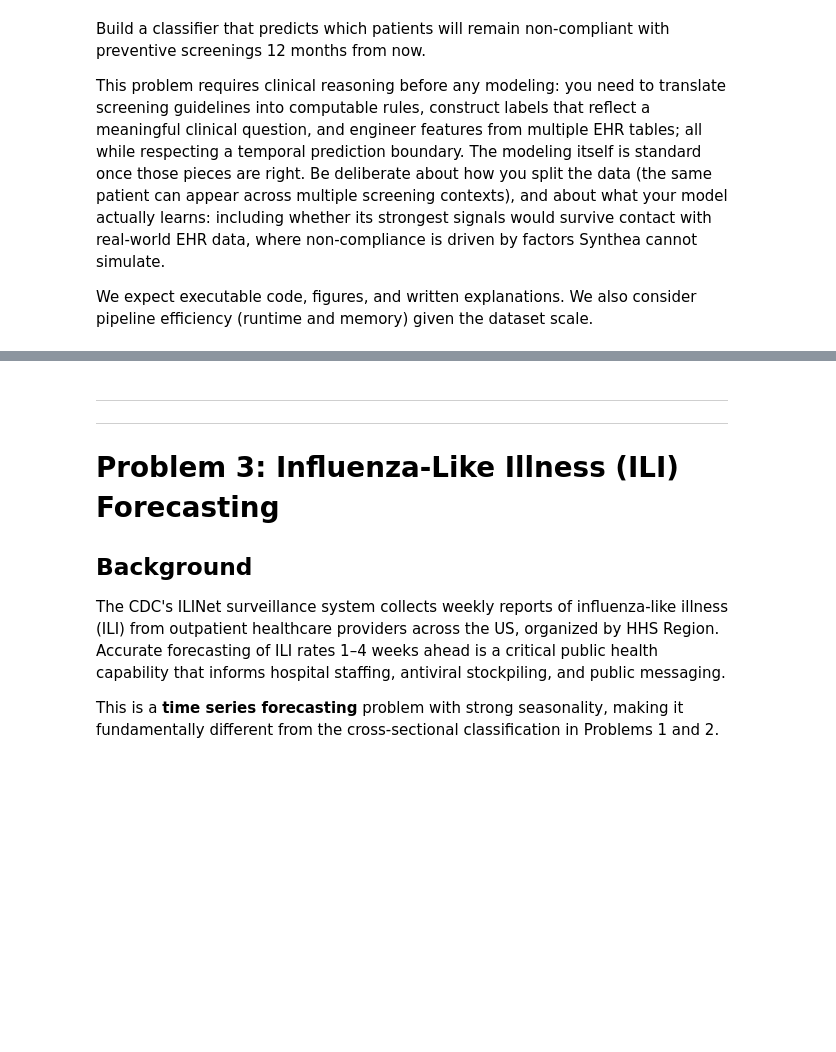
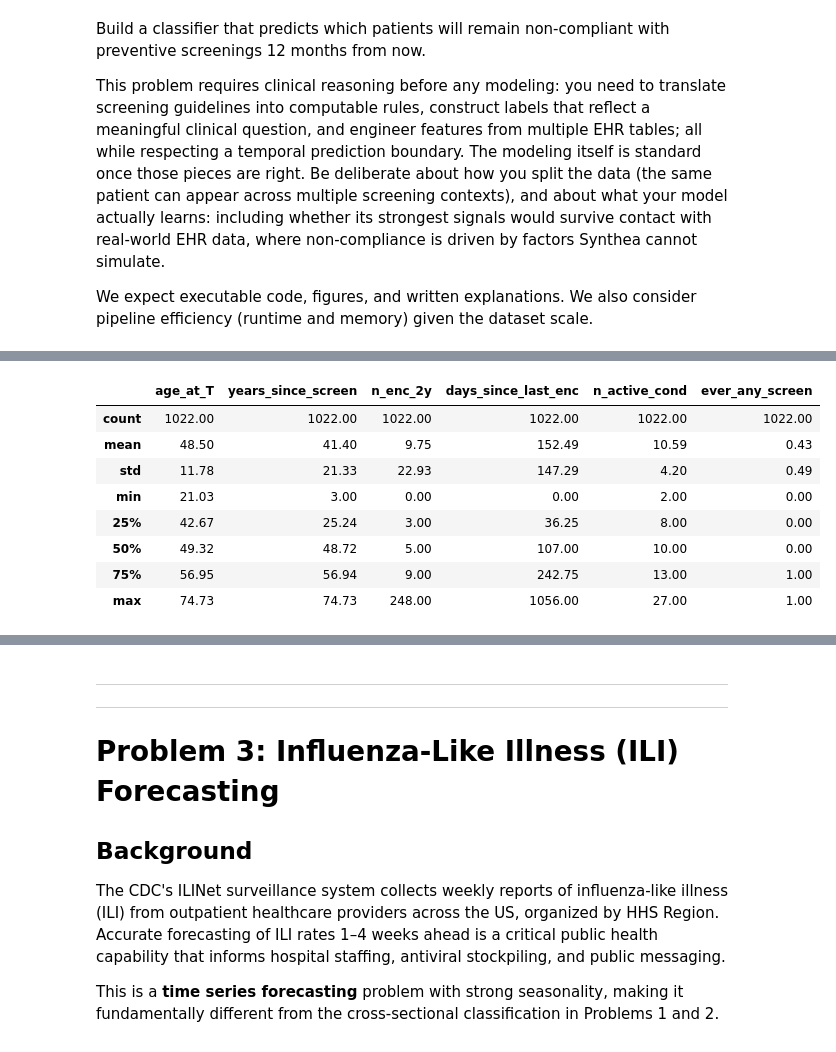
Before and after one commit to poonnakarn/ml-healthcare-hw3, a Jupyter notebook: BINF4002_HW3_v2.ipynb, the cells around one changed output, grey strips where cells are left out. Saved outputs shown, nothing was run; the diff lists cells and outputs as text; code cells hidden in the pictures; blank space fills up the shorter version.

```diff
--- a/BINF4002_HW3_v2.ipynb
+++ b/BINF4002_HW3_v2.ipynb
@@ -406,0 +643,87 @@ We expect executable code, figures, and written explanations. We also consider p
+# %%
+# ============================================================
+# 2.2 Feature engineering (strict pre-T lookback)
+# ============================================================
+# Build patient-level aggregates ONCE from pre-T data, then merge into
+# the cohort. Feature families:
+#   (a) demographics at T: age, sex, race, ethnicity
+#   (b) utilization: encounter counts in last 2y / 5y / ever, and
+#       days-since-last-encounter. Low recent utilization is the single
+#       strongest real-world predictor of screening non-compliance
+#       (no visit = no order = no screen).
+#   (c) comorbidity burden: count of conditions active at T.
+#       Two-sided signal: sicker patients see providers more (good for
+#       screening) but may defer preventive care (bad).
+#   (d) prior screening behavior: years_since_screen (from cohort) and
+#       ever_any_screen across the three types -- captures cross-
+#       screening habit.
+#   (e) social determinants of health (SDOH) proxies from patients.csv: HEALTHCARE_EXPENSES / COVERAGE /
+#       INCOME. Weak stand-ins for real SDOH; included to demonstrate
+#       where SDOH WOULD live in a real pipeline (ADI, insurance type,
+#       language, transit access, etc.).
+#
+# What I deliberately excluded: anything derived from events on or after
+# T, and any variable whose value would be computed differently for
+# compliant vs. non-compliant patients (that would leak the label).
+# ------------------------------------------------------------------------
+
+LB2 = INDEX_DATE - pd.DateOffset(years=2)
+LB5 = INDEX_DATE - pd.DateOffset(years=5)
+
+enc_pre = encounters[encounters['START'] < INDEX_DATE]
+
+feat = patients[['Id']].copy()
+# Total encounters
+feat = feat.merge(enc_pre.groupby('PATIENT').size().rename('n_enc_total'),
+                  left_on='Id', right_index=True, how='left')
+# Encounters in last 2 years
+feat = feat.merge(enc_pre[enc_pre['START'] >= LB2].groupby('PATIENT').size()
+                         .rename('n_enc_2y'),
+                  left_on='Id', right_index=True, how='left')
+# Encounters in last 5 years
+feat = feat.merge(enc_pre[enc_pre['START'] >= LB5].groupby('PATIENT').size()
+                         .rename('n_enc_5y'),
+                  left_on='Id', right_index=True, how='left')
+# Last encounter
+feat = feat.merge(enc_pre.groupby('PATIENT')['START'].max().rename('_last_enc'),
+                  left_on='Id', right_index=True, how='left')
+# Days since last encounter
+feat['days_since_last_enc'] = (INDEX_DATE - feat['_last_enc']).dt.days
+
+# Active conditions at T: START < T and (STOP missing OR STOP >= T)
+cond_active = conditions[(conditions['START'] < INDEX_DATE) &
+                         (conditions['STOP'].isna() |
+                          (conditions['STOP'] >= INDEX_DATE))]
+feat = feat.merge(cond_active.groupby('PATIENT').size().rename('n_active_cond'),
+                  left_on='Id', right_index=True, how='left')
+
+# Ever-screened flag across ANY of the 3 screenings (pre-T).
+any_mask = pd.Series(False, index=procedures.index)
+for c in SCREENINGS.values():
+    any_mask |= match_any(procedures['_desc'], c['proc_patterns'])
+prior_any = procedures.loc[any_mask & (procedures['START'] < INDEX_DATE),
+                           'PATIENT'].unique()
+feat['ever_any_screen'] = feat['Id'].isin(prior_any).astype(int)
+
+sdoh_cols = [c for c in ['HEALTHCARE_EXPENSES','HEALTHCARE_COVERAGE','INCOME']
+             if c in patients.columns]
+feat = feat.merge(patients[['Id'] + sdoh_cols], on='Id', how='left')
+
+# Fill NaNs sensibly: 0 counts for no records, a large sentinel for
+# "no encounters ever" so the model sees it as extreme.
+for c in ['n_enc_total','n_enc_2y','n_enc_5y','n_active_cond']:
+    feat[c] = feat[c].fillna(0)
+feat['days_since_last_enc'] = feat['days_since_last_enc'].fillna(99999)
+
+df = cohort.merge(feat.drop(columns=['_last_enc']), on='Id', how='left')
+
+# Never-screened-this-type flag; cap years_since_screen (NaN -> age)
+# so "never screened" is handled as extreme rather than missing.
+df['never_screened_this'] = df['years_since_screen'].isna().astype(int)
+df['years_since_screen']  = df['years_since_screen'].fillna(df['age_at_T'])
+
+print(f"Modeling frame: {df.shape}")
+print("\nNumeric feature summary:")
+df[['age_at_T','years_since_screen','n_enc_2y','days_since_last_enc',
+          'n_active_cond','ever_any_screen']].describe().round(2)
+# %% [output]
@@ -406,0 +733,9 @@ We expect executable code, figures, and written explanations. We also consider p
+|  | age_at_T | years_since_screen | n_enc_2y | days_since_last_enc | n_active_cond | ever_any_screen |
+| count | 1022.00 | 1022.00 | 1022.00 | 1022.00 | 1022.00 | 1022.00 |
+| mean | 48.50 | 41.40 | 9.75 | 152.49 | 10.59 | 0.43 |
+| std | 11.78 | 21.33 | 22.93 | 147.29 | 4.20 | 0.49 |
+| min | 21.03 | 3.00 | 0.00 | 0.00 | 2.00 | 0.00 |
+| 25% | 42.67 | 25.24 | 3.00 | 36.25 | 8.00 | 0.00 |
+| 50% | 49.32 | 48.72 | 5.00 | 107.00 | 10.00 | 0.00 |
+| 75% | 56.95 | 56.94 | 9.00 | 242.75 | 13.00 | 1.00 |
+| max | 74.73 | 74.73 | 248.00 | 1056.00 | 27.00 | 1.00 |
```
Also changed, not shown: parts of 19 cells of this notebook.
